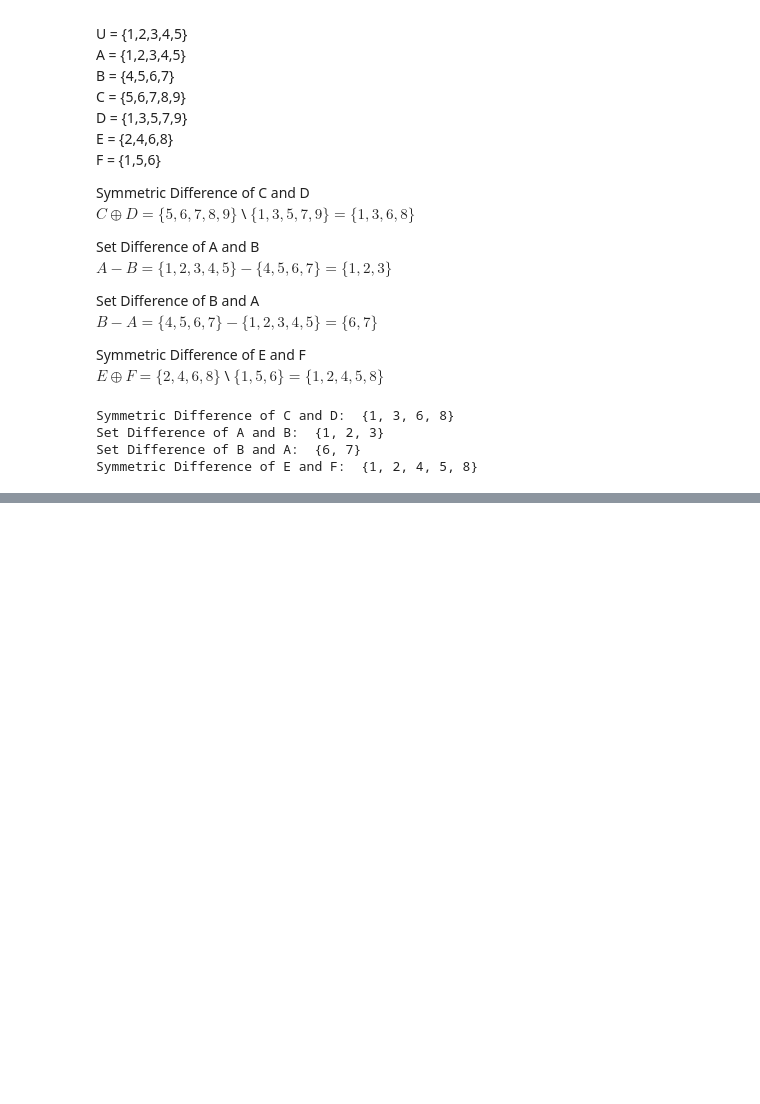
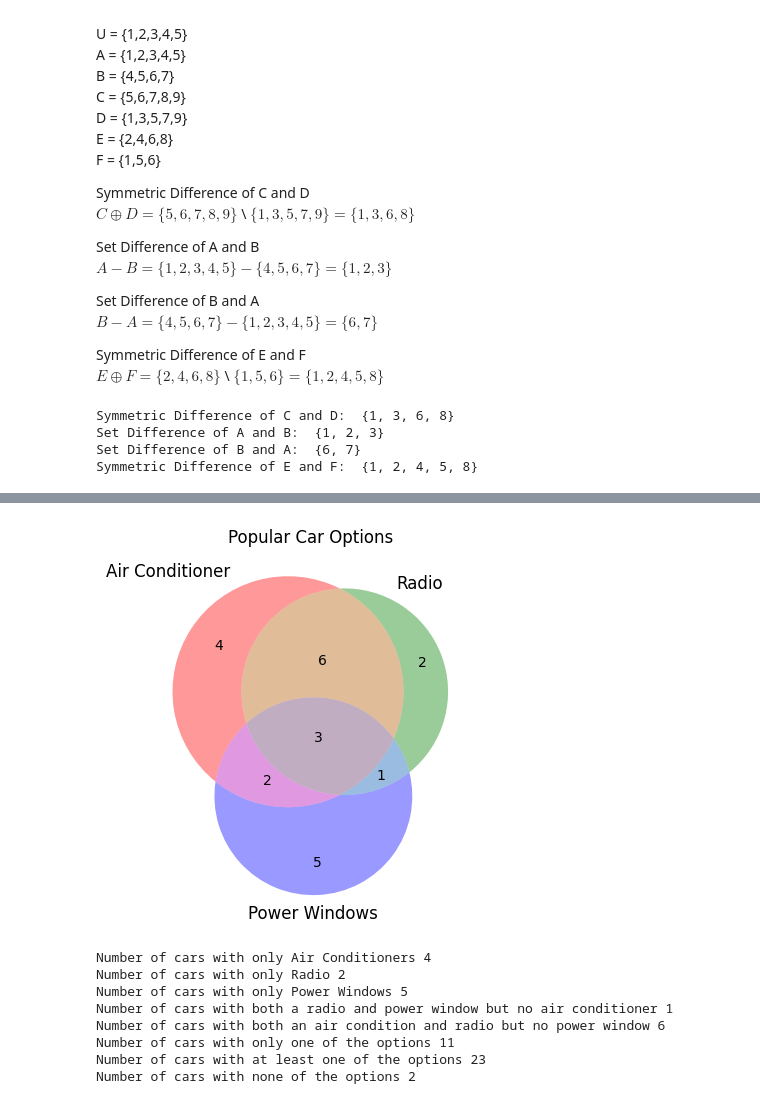
Before and after one commit to Gabisay/set_theory, a Jupyter notebook: set_theory.ipynb, the cells around one changed output, grey strips where cells are left out. Drawn from its saved outputs; the diff is of its cells as text; code cells hidden in the pictures; blank space fills up the shorter version.

```diff
--- a/set_theory.ipynb
+++ b/set_theory.ipynb
@@ -164,0 +225,64 @@ Symmetric Difference of E and F:  {1, 2, 4, 5, 8}
+# %%
+from matplotlib_venn import venn3, venn3_circles
+import matplotlib.pyplot as plt
+
+# Given Data
+total_cars = 25
+A = 15
+R = 12
+W = 11
+A_W = 5
+A_R = 9
+R_W = 4
+A_R_W = 3
+
+# Calculating number of cars with Air Conditioners only
+A_only = A - A_W - A_R + A_R_W
+
+# Calculating number of cars with Radio only
+R_only = R - A_R - R_W + A_R_W
+
+# Calculating number of cars with Power Windows only
+W_only = W - A_W - R_W + A_R_W
+
+# Calculating number of cars with both a radio and power window but no air conditioner
+R_W_only = R_W - A_R_W
+
+# Calculating number of cars with both an air conditioner and radio but no power window
+A_R_only = A_R - A_R_W
+
+#Calculating number of cars with both a radio and power window but no air conditioner
+A_W_only = A_W - A_R_W
+
+# Calculating number of cars with only one of the options
+one_of_the_options = A_only + R_only + W_only
+
+# Calculating number of cars with at least one of the options
+at_least_one = A + R + W - A_W - A_R - R_W + A_R_W
+
+# Calculating number of cars with none of the options
+none_of_options = total_cars - at_least_one
+
+# Creating the Venn Diagram
+venn3(subsets=(A_only, R_only, A_R_only, W_only, A_W_only, R_W_only, A_R_W),set_labels=('Air Conditioner', 'Radio', 'Power Windows'))
+plt.title("Popular Car Options")
+plt.show()
+
+print("Number of cars with only Air Conditioners", A_only)
+print("Number of cars with only Radio", R_only)
+print("Number of cars with only Power Windows", W_only)
+print("Number of cars with both a radio and power window but no air conditioner", R_W_only)
+print("Number of cars with both an air condition and radio but no power window", A_R_only)
+print("Number of cars with only one of the options", one_of_the_options)
+print("Number of cars with at least one of the options", at_least_one)
+print("Number of cars with none of the options", none_of_options)
+# %% [output]
+[figure, added]
+Number of cars with only Air Conditioners 4
+Number of cars with only Radio 2
+Number of cars with only Power Windows 5
+Number of cars with both a radio and power window but no air conditioner 1
+Number of cars with both an air condition and radio but no power window 6
+Number of cars with only one of the options 11
+Number of cars with at least one of the options 23
+Number of cars with none of the options 2
```
Also changed, not shown: parts of 14 cells of this notebook.
